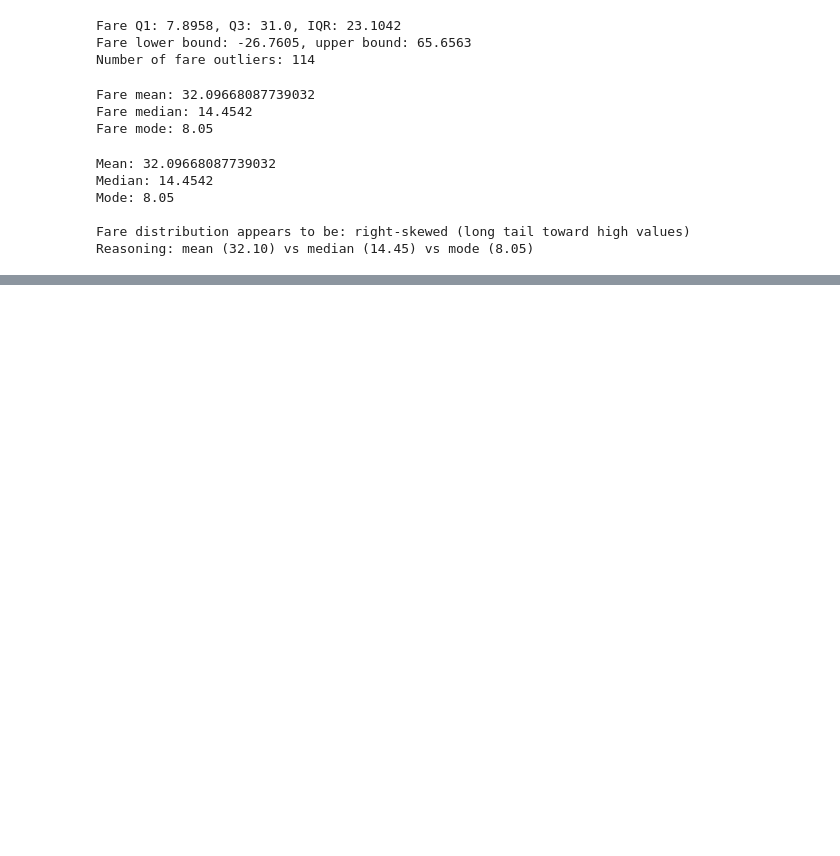
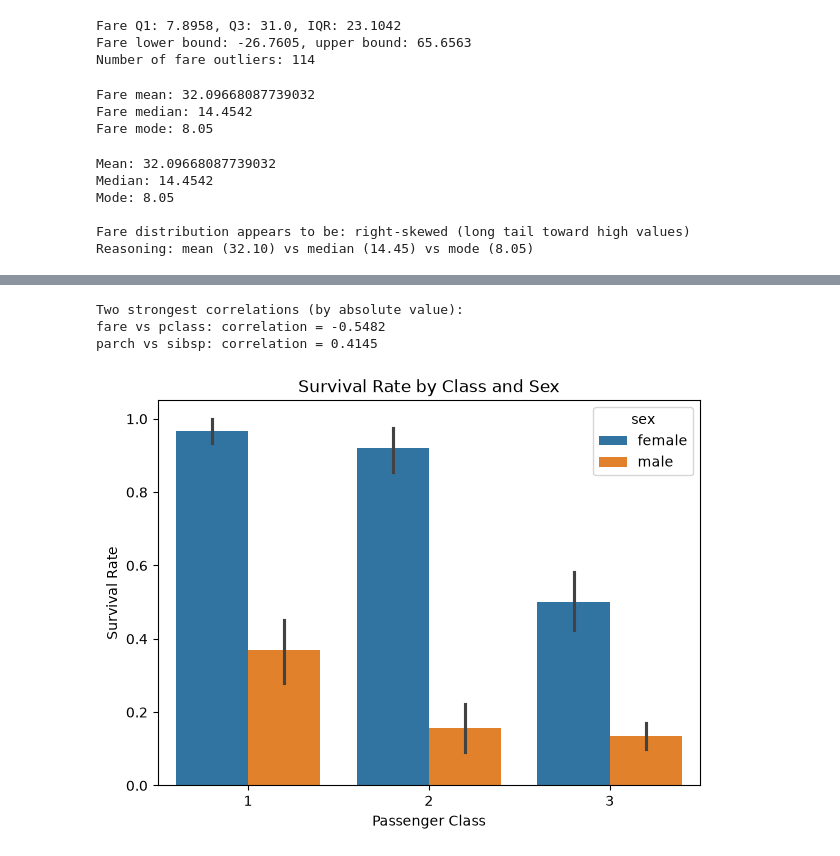
Before and after one commit to PremChandJanga/Capstone-Project, a Jupyter notebook: analytics/notebooks/01_eda.ipynb, the cells around one changed output, grey strips where cells are left out. Drawn from its saved outputs; the diff is of its cells as text; code cells hidden in the pictures; blank space fills up the shorter version.

```diff
--- a/analytics/notebooks/01_eda.ipynb
+++ b/analytics/notebooks/01_eda.ipynb
@@ -270,0 +334,32 @@ Reasoning: mean (32.10) vs median (14.45) vs mode (8.05)
+# %%
+# unstack the matrix into (row, col) -> correlation pairs
+corr_pairs = corr_matrix.unstack()
+
+# drop self-correlations (always 1.0, e.g. survived-survived)
+corr_pairs = corr_pairs[corr_pairs.index.get_level_values(0) != corr_pairs.index.get_level_values(1)]
+
+# each pair appears twice (a-b and b-a) since the matrix is symmetric,
+# so keep only one direction to avoid counting the same pair twice
+corr_pairs = corr_pairs[corr_pairs.index.get_level_values(0) < corr_pairs.index.get_level_values(1)]
+
+# rank by absolute value, since a strong negative correlation matters
+# just as much as a strong positive one
+top_2 = corr_pairs.abs().sort_values(ascending=False).head(2)
+
+print("Two strongest correlations (by absolute value):")
+for pair, abs_value in top_2.items():
+    actual_value = corr_pairs[pair]
+    print(f"{pair[0]} vs {pair[1]}: correlation = {actual_value:.4f}")
+# %% [output]
+Two strongest correlations (by absolute value):
+fare vs pclass: correlation = -0.5482
+parch vs sibsp: correlation = 0.4145
+# %%
+plt.figure(figsize=(7, 5))
+sns.barplot(data=df, x="pclass", y="survived", hue="sex")
+plt.title("Survival Rate by Class and Sex")
+plt.xlabel("Passenger Class")
+plt.ylabel("Survival Rate")
+plt.show()
+# %% [output]
+[figure, added]
```
Also changed, not shown: parts of 8 cells of this notebook, 1 other file.
